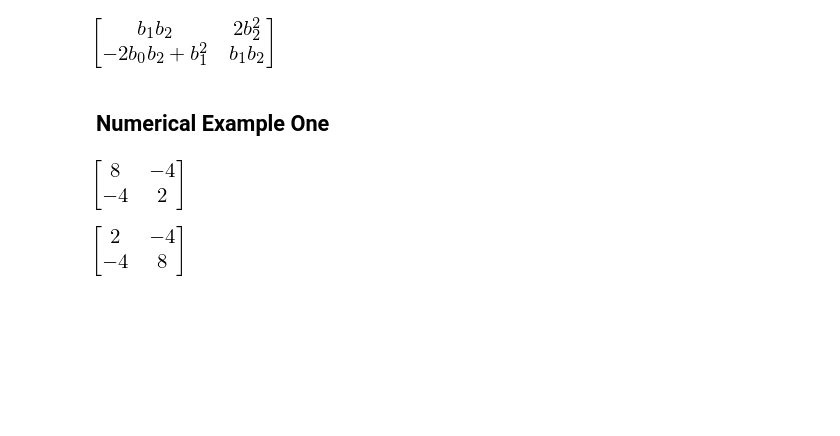
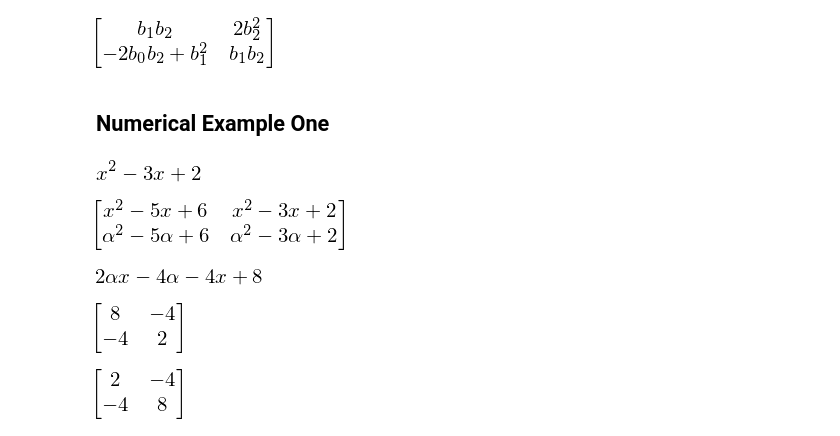
Before and after one commit to Nikoleta-v3/resultant-theory, a Jupyter notebook: notebooks/Bezout and Dixon.ipynb, the cells around one changed output. Cells and saved outputs as stored; diff of their text form; code cells hidden in the pictures; blank space fills up the shorter version.

```diff
--- a/notebooks/Bezout and Dixon.ipynb
+++ b/notebooks/Bezout and Dixon.ipynb
@@ -52,0 +53,4 @@ g = sym.lambdify(x, x ** 2 - 3 * x + 2)
+# %%
+q(x)
+# %% [output]
+[figure, added]
@@ -52,0 +59,5 @@ g = sym.lambdify(x, x ** 2 - 3 * x + 2)
+# %%
+matrix = sym.Matrix([[p(x), q(x)], [p(a), q(a)]])
+matrix
+# %% [output]
+[figure, added]
@@ -53 +66,5 @@ g = sym.lambdify(x, x ** 2 - 3 * x + 2)
+# %%
+bezout_polynomial.expand()
+# %% [output]
+[figure, added]
 # %%
```
Also changed, not shown: parts of 9 cells of this notebook, 2 other files.
